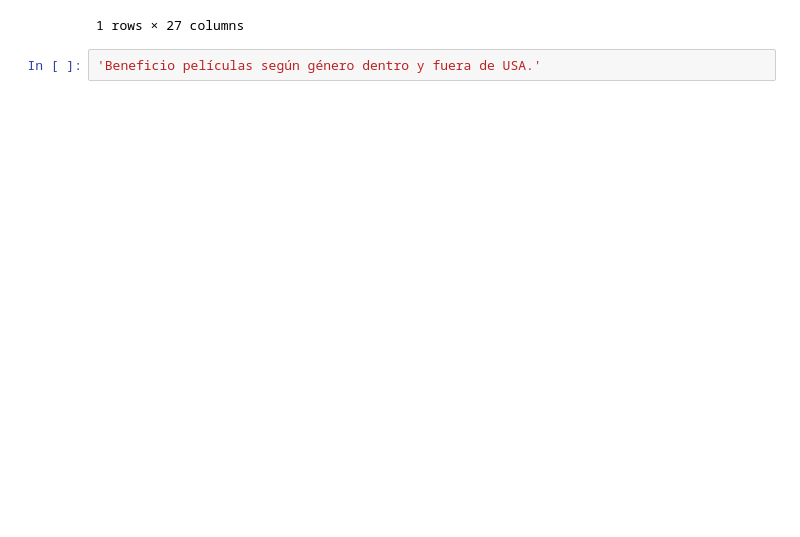
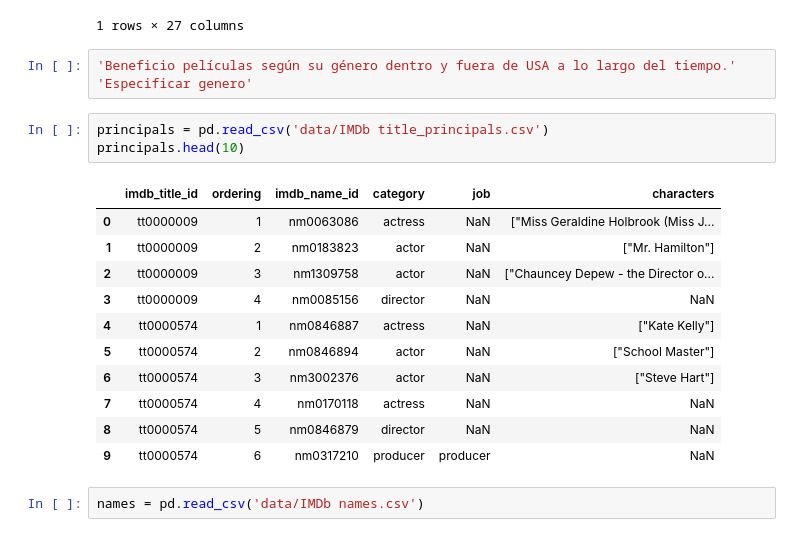
Before and after one commit to Garcipaldis/bridge_datascience_JorgeGarcia, a Jupyter notebook: EDA Project/Prueba_Concepto.ipynb, the cells around one changed output. Cells and saved outputs as stored; diff of their text form; blank space fills up the shorter version.

```diff
--- a/EDA Project/Prueba_Concepto.ipynb
+++ b/EDA Project/Prueba_Concepto.ipynb
@@ -99,4 +129,21 @@ ratings[ratings['imdb_title_id'] == 'tt0816692'].loc[:, 'allgenders_0age_avg_vot
 | 50294 | 8.8 | 1501.0 | 8.9 | 369986.0 | ... |
 1 rows × 27 columns
 # %%
-'Beneficio películas según género dentro y fuera de USA.'
+'Beneficio películas según su género dentro y fuera de USA a lo largo del tiempo.' 'Especificar genero'
+# %%
+principals = pd.read_csv('data/IMDb title_principals.csv')
+principals.head(10)
+# %% [output]
+|  | imdb_title_id | ordering | imdb_name_id | category | job | characters |
+| 0 | tt0000009 | 1 | nm0063086 | actress | NaN | ["Miss Geraldine Holbrook (Miss J... |
+| 1 | tt0000009 | 2 | nm0183823 | actor | NaN | ["Mr. Hamilton"] |
+| 2 | tt0000009 | 3 | nm1309758 | actor | NaN | ["Chauncey Depew - the Director o... |
+| 3 | tt0000009 | 4 | nm0085156 | director | NaN | NaN |
+| 4 | tt0000574 | 1 | nm0846887 | actress | NaN | ["Kate Kelly"] |
+| 5 | tt0000574 | 2 | nm0846894 | actor | NaN | ["School Master"] |
+| 6 | tt0000574 | 3 | nm3002376 | actor | NaN | ["Steve Hart"] |
+| 7 | tt0000574 | 4 | nm0170118 | actress | NaN | NaN |
+| 8 | tt0000574 | 5 | nm0846879 | director | NaN | NaN |
+| 9 | tt0000574 | 6 | nm0317210 | producer | producer | NaN |
+# %%
+names = pd.read_csv('data/IMDb names.csv')
```
Also changed, not shown: parts of 14 cells of this notebook, 26 other files.
